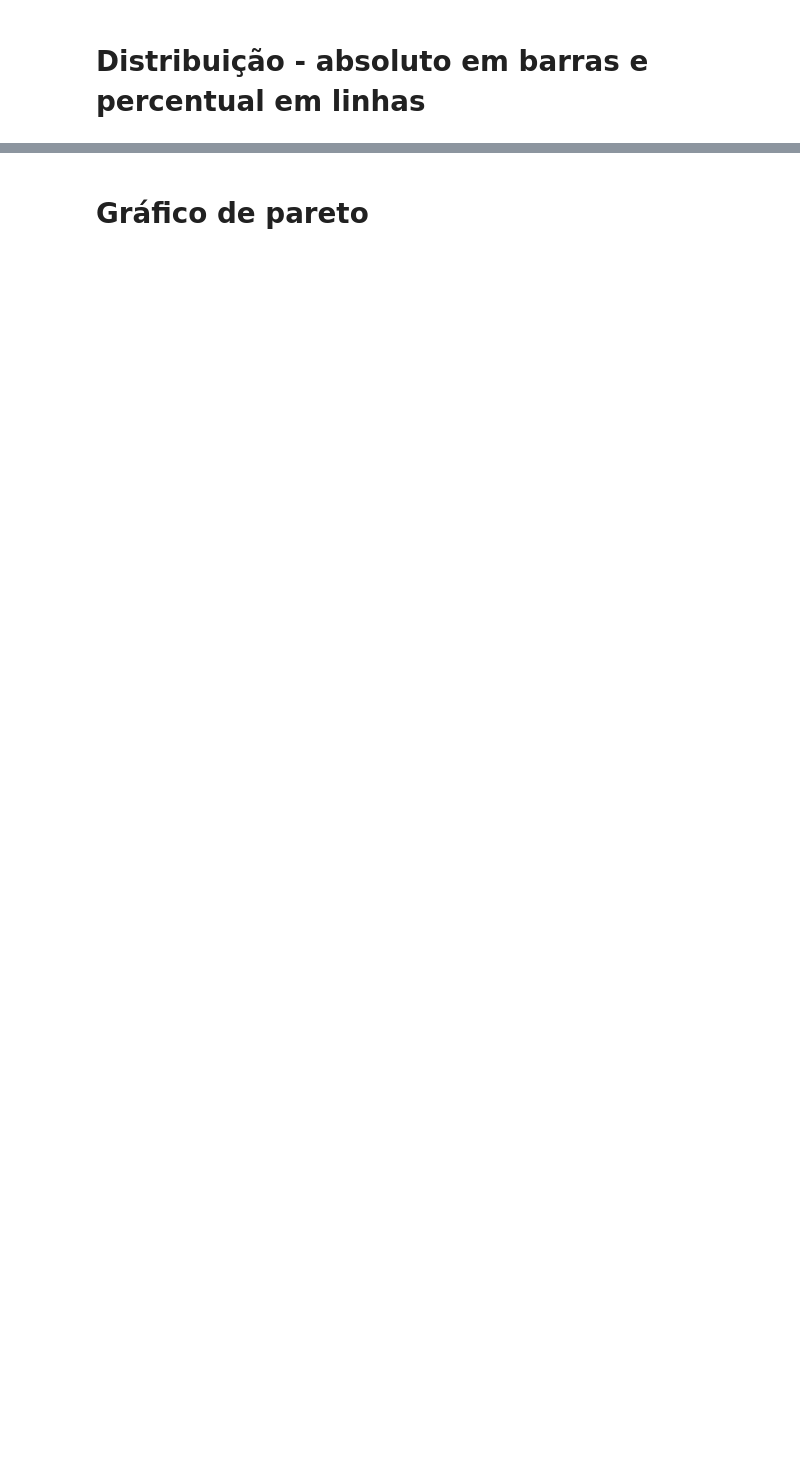
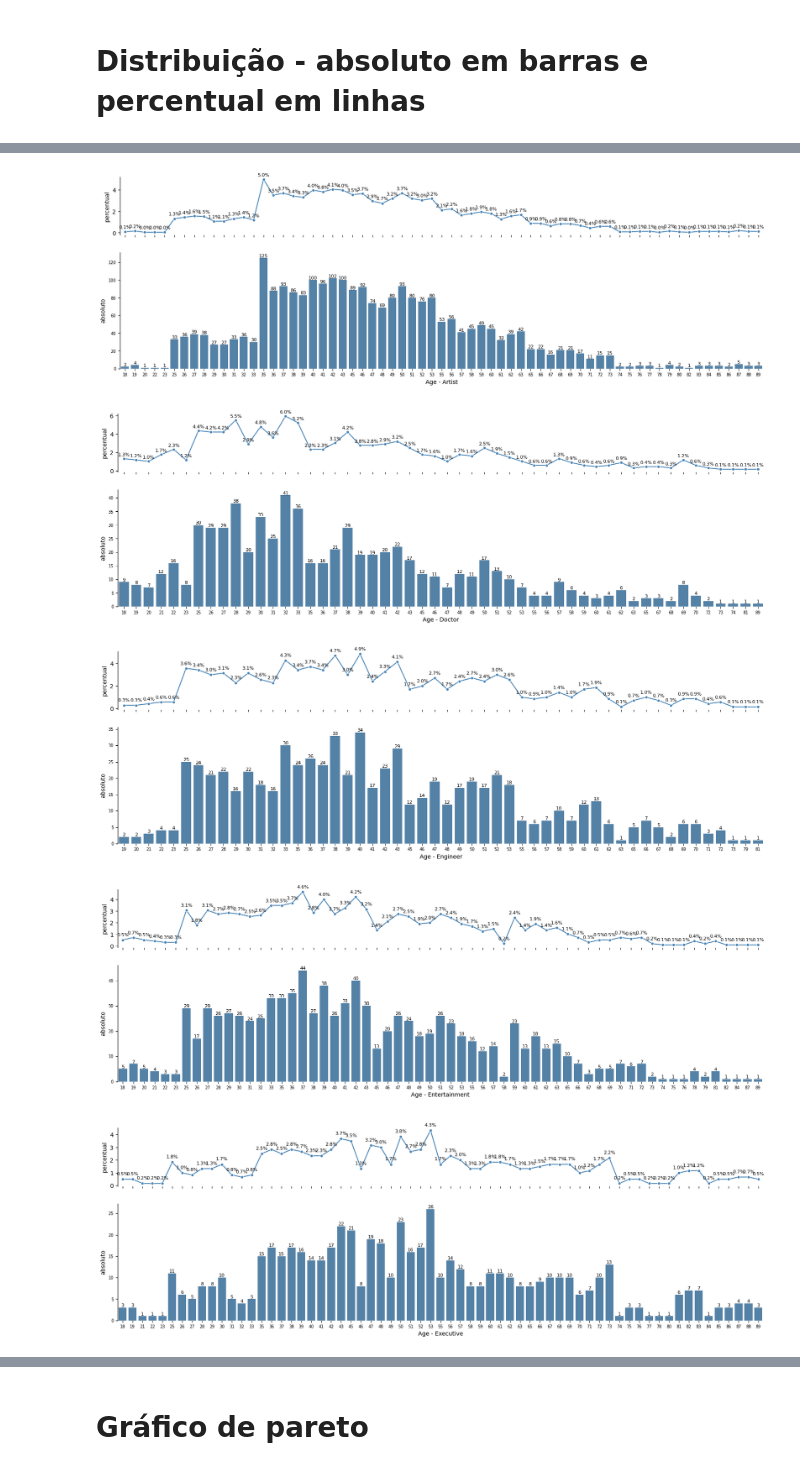
Before and after one commit to leticiafaria7/tools-functions, a Jupyter notebook: python/graficos_python.ipynb, the cells around one changed output, grey strips where cells are left out. Drawn from its saved outputs; the diff is of its cells as text; code cells hidden in the pictures; blank space fills up the shorter version.

Commit message:
transformando os graficos em funcoes

```diff
--- a/python/graficos_python.ipynb
+++ b/python/graficos_python.ipynb
@@ -106,0 +113,40 @@ plt.show()
+# %%
+def graf_barras_linhas_recorte(df, eixo_x, recorte, padding = 0.3):
+
+    # base de dados ------------------------------------------------------------------------------------
+
+    tmp = df.groupby(recorte)[eixo_x].value_counts().reset_index().sort_values([recorte, eixo_x]).reset_index(drop = True)
+    tmp['total'] = tmp.groupby(recorte)['count'].transform(sum)
+    tmp['pct'] = tmp['count'] * 100 / tmp['total']
+
+    for categoria in tmp[recorte].unique():
+
+        fig, ax = plt.subplots(2,
+                        figsize=(20, 6),
+                        height_ratios=[1, 2],
+                        sharex=True)
+
+        tmp_prof = tmp[tmp[recorte] == categoria].reset_index(drop = True)
+
+        # percentual ---------------------------------------------------------------------------------------
+
+        sns.lineplot(x=tmp_prof[eixo_x].astype(str), y=(tmp_prof['pct']), marker='o', ax=ax[0], markersize=5,
+                    color = 'steelblue')
+        for idx, pct in (tmp_prof['pct']).items():
+            ax[0].text(idx, pct + padding, f'{pct:.1f}%', ha='center', size = 8)
+        ax[0].set_ylabel(f"percentual")
+
+        # número absoluto ----------------------------------------------------------------------------------
+
+        sns.barplot(x=tmp_prof[eixo_x].astype(str),
+                    y=tmp_prof['count'],
+                    ax=ax[1],
+                    color = 'steelblue')
+        ax[1].bar_label(ax[1].containers[0], fmt = formata_valores, size = 8)
+        ax[1].set_ylabel(f"absoluto")
+
+        plt.xlabel(f'{eixo_x} - {categoria}')
+        plt.xticks(fontsize = 7)
+        plt.yticks(fontsize = 7)
+        sns.despine(bottom=True)
+        plt.show()
@@ -106,0 +157,8 @@ plt.show()
+# %%
+graf_barras_linhas_recorte(df = data, eixo_x = 'Age', recorte = 'Profession', padding = 0.3)
+# %% [output]
+[figure, added]
+[figure, added]
+[figure, added]
+[figure, added]
+[figure, added]
```
Also changed, not shown: parts of 19 cells of this notebook, 2 other files.
